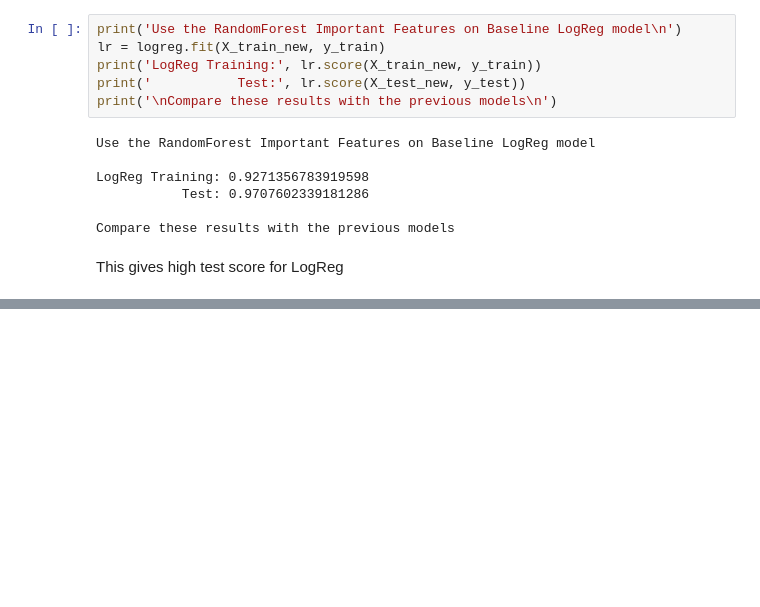
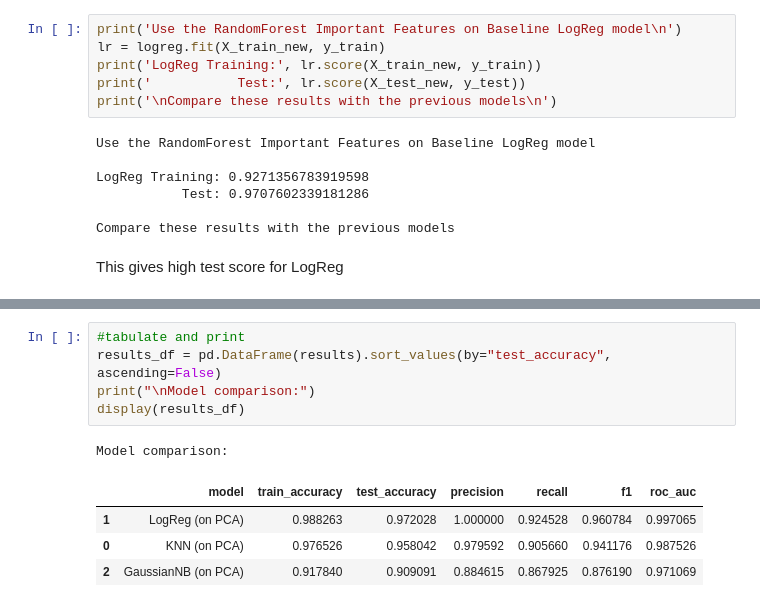
Before and after one commit to samarthsoni17/ideal-ML-train, a Jupyter notebook: feature-engineering/Feature_Selection_Cancer_Demo_v3.ipynb, the cells around one changed output, grey strips where cells are left out. Drawn from its saved outputs; the diff is of its cells as text; blank space fills up the shorter version.

```diff
--- a/feature-engineering/Feature_Selection_Cancer_Demo_v3.ipynb
+++ b/feature-engineering/Feature_Selection_Cancer_Demo_v3.ipynb
@@ -818,0 +940,11 @@ This gives high test score for LogReg
+# %%
+#tabulate and print
+results_df = pd.DataFrame(results).sort_values(by="test_accuracy", ascending=False)
+print("\nModel comparison:")
+display(results_df)
+# %% [output]
+Model comparison:
+|  | model | train_accuracy | test_accuracy | precision | recall | f1 | roc_auc |
+| 1 | LogReg (on PCA) | 0.988263 | 0.972028 | 1.000000 | 0.924528 | 0.960784 | 0.997065 |
+| 0 | KNN (on PCA) | 0.976526 | 0.958042 | 0.979592 | 0.905660 | 0.941176 | 0.987526 |
+| 2 | GaussianNB (on PCA) | 0.917840 | 0.909091 | 0.884615 | 0.867925 | 0.876190 | 0.971069 |
```
Also changed, not shown: parts of 20 cells of this notebook.
